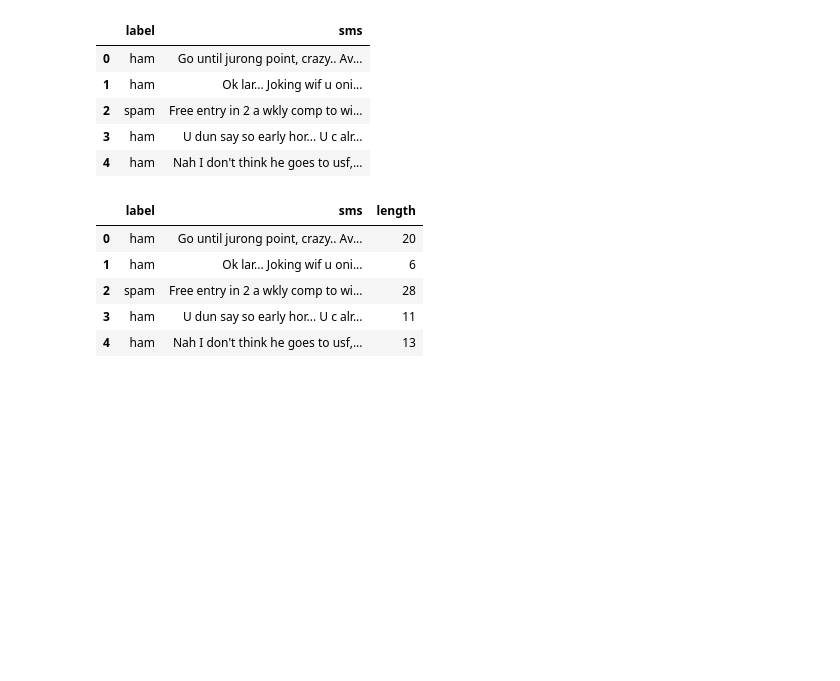
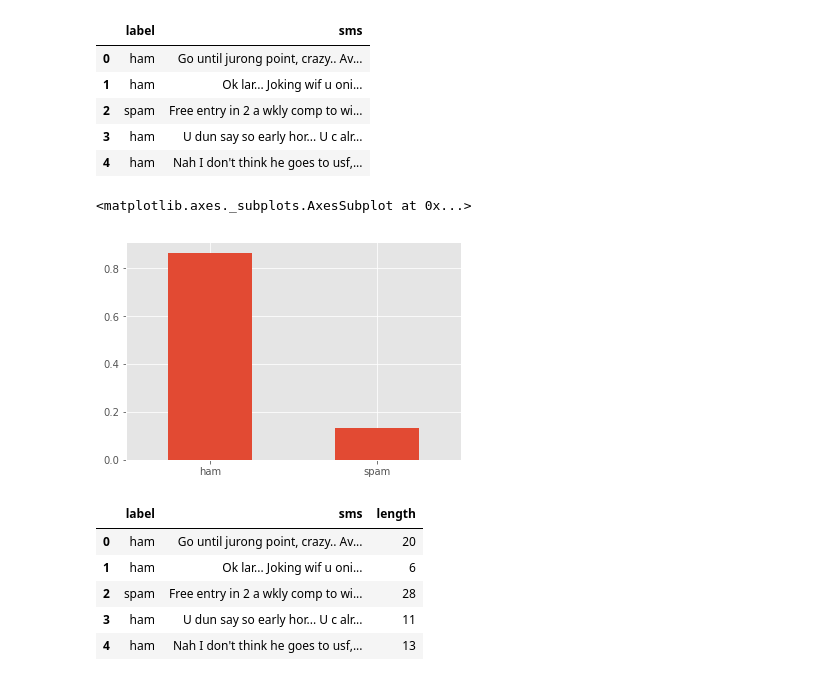
Before and after one commit to q15928/mlals, a Jupyter notebook: Naive_Bayes_SMS_Spam_classification.ipynb, the cells around one changed output. Cells and saved outputs as stored; diff of their text form; code cells hidden in the pictures; blank space fills up the shorter version.

```diff
--- a/Naive_Bayes_SMS_Spam_classification.ipynb
+++ b/Naive_Bayes_SMS_Spam_classification.ipynb
@@ -33,6 +33,11 @@ raw_data.head()
 | 2 | spam | Free entry in 2 a wkly comp to wi... |
 | 3 | ham | U dun say so early hor... U c alr... |
 | 4 | ham | Nah I don't think he goes to usf,... |
+# %%
+raw_data['label'].value_counts(normalize=True).plot(kind='bar', rot=0)
+# %% [output]
+<matplotlib.axes._subplots.AxesSubplot at 0x...>
+[figure, added]
 # %%
 raw_data['length'] = raw_data['sms'].apply(lambda s: len(s.split()))
 raw_data.head()
```
